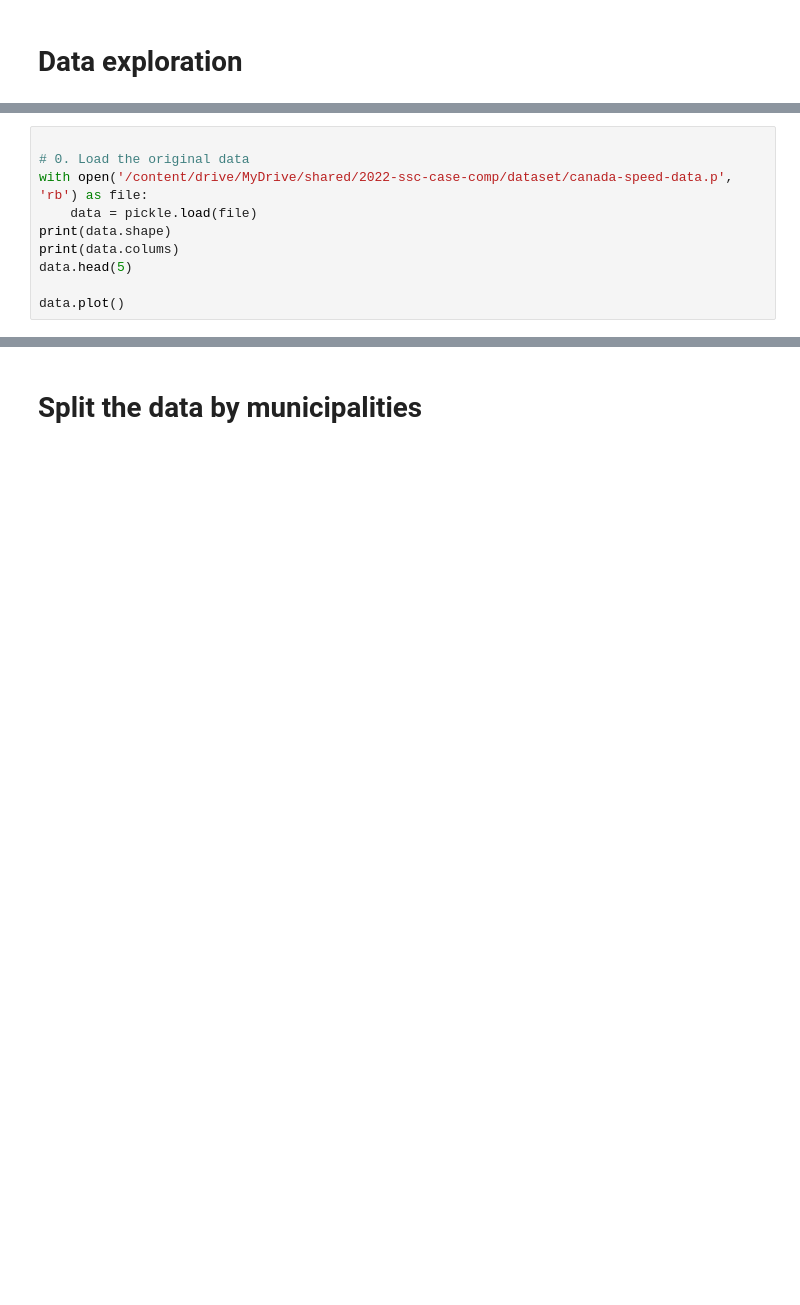
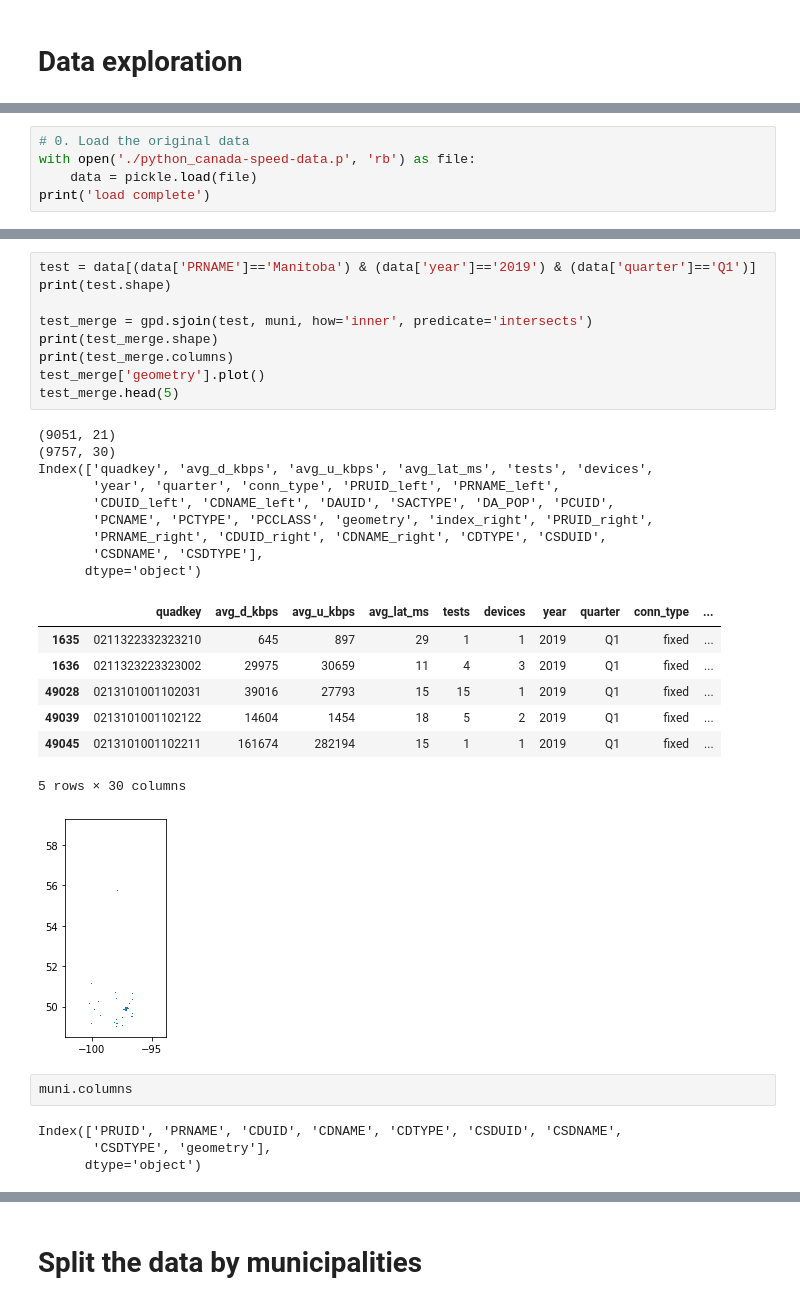
Before and after one commit to rennydoig/ssc22-case-comp, a Jupyter notebook: sonny_dir/A10_data_processing.ipynb, the cells around one changed output, grey strips where cells are left out. Cells and saved outputs as stored; diff of their text form; blank space fills up the shorter version.

```diff
--- a/sonny_dir/A10_data_processing.ipynb
+++ b/sonny_dir/A10_data_processing.ipynb
@@ -20,11 +20,6 @@ Drive already mounted at /content/drive; to attempt to forcibly remount, call dr
 /content
 # %%
-
 # 0. Load the original data
-with open('/content/drive/MyDrive/shared/2022-ssc-case-comp/dataset/canada-speed-data.p', 'rb') as file:
+with open('./python_canada-speed-data.p', 'rb') as file:
     data = pickle.load(file)
-print(data.shape)
-print(data.colums)
-data.head(5)
-
-data.plot()
+print('load complete')
@@ -30,0 +102,33 @@ data.plot()
+# %%
+test = data[(data['PRNAME']=='Manitoba') & (data['year']=='2019') & (data['quarter']=='Q1')]
+print(test.shape)
+
+test_merge = gpd.sjoin(test, muni, how='inner', predicate='intersects')
+print(test_merge.shape)
+print(test_merge.columns)
+test_merge['geometry'].plot()
+test_merge.head(5)
+# %% [output]
+(9051, 21)
+(9757, 30)
+Index(['quadkey', 'avg_d_kbps', 'avg_u_kbps', 'avg_lat_ms', 'tests', 'devices',
+       'year', 'quarter', 'conn_type', 'PRUID_left', 'PRNAME_left',
+       'CDUID_left', 'CDNAME_left', 'DAUID', 'SACTYPE', 'DA_POP', 'PCUID',
+       'PCNAME', 'PCTYPE', 'PCCLASS', 'geometry', 'index_right', 'PRUID_right',
+       'PRNAME_right', 'CDUID_right', 'CDNAME_right', 'CDTYPE', 'CSDUID',
+       'CSDNAME', 'CSDTYPE'],
+      dtype='object')
+|  | quadkey | avg_d_kbps | avg_u_kbps | avg_lat_ms | tests | devices | year | quarter | conn_type | ... |
+| 1635 | 0211322332323210 | 645 | 897 | 29 | 1 | 1 | 2019 | Q1 | fixed | ... |
+| 1636 | 0211323223323002 | 29975 | 30659 | 11 | 4 | 3 | 2019 | Q1 | fixed | ... |
+| 49028 | 0213101001102031 | 39016 | 27793 | 15 | 15 | 1 | 2019 | Q1 | fixed | ... |
+| 49039 | 0213101001102122 | 14604 | 1454 | 18 | 5 | 2 | 2019 | Q1 | fixed | ... |
+| 49045 | 0213101001102211 | 161674 | 282194 | 15 | 1 | 1 | 2019 | Q1 | fixed | ... |
+5 rows × 30 columns
+[figure, added]
+# %%
+muni.columns
+# %% [output]
+Index(['PRUID', 'PRNAME', 'CDUID', 'CDNAME', 'CDTYPE', 'CSDUID', 'CSDNAME',
+       'CSDTYPE', 'geometry'],
+      dtype='object')
```
Also changed, not shown: parts of 24 cells of this notebook, 4 other files.
